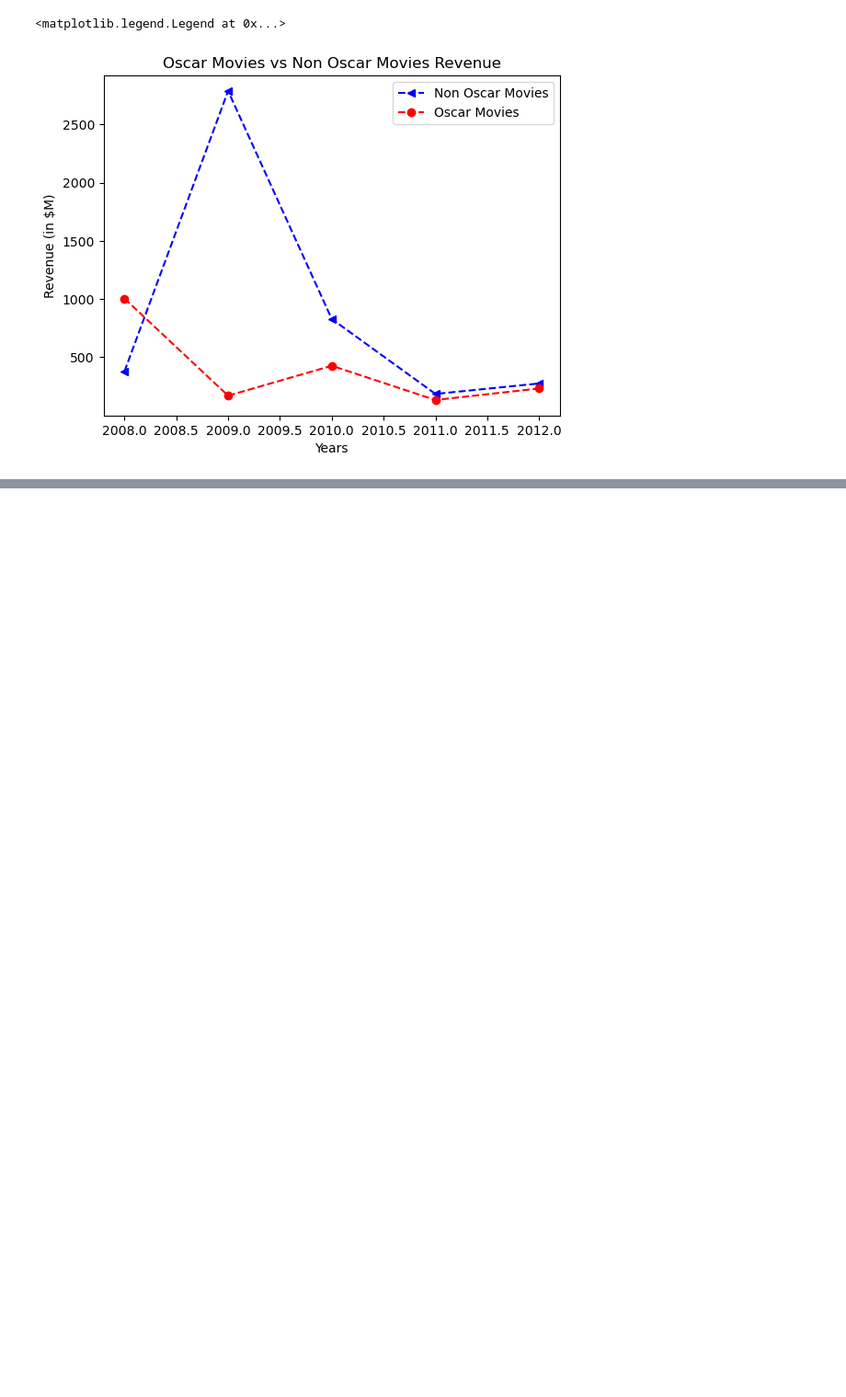
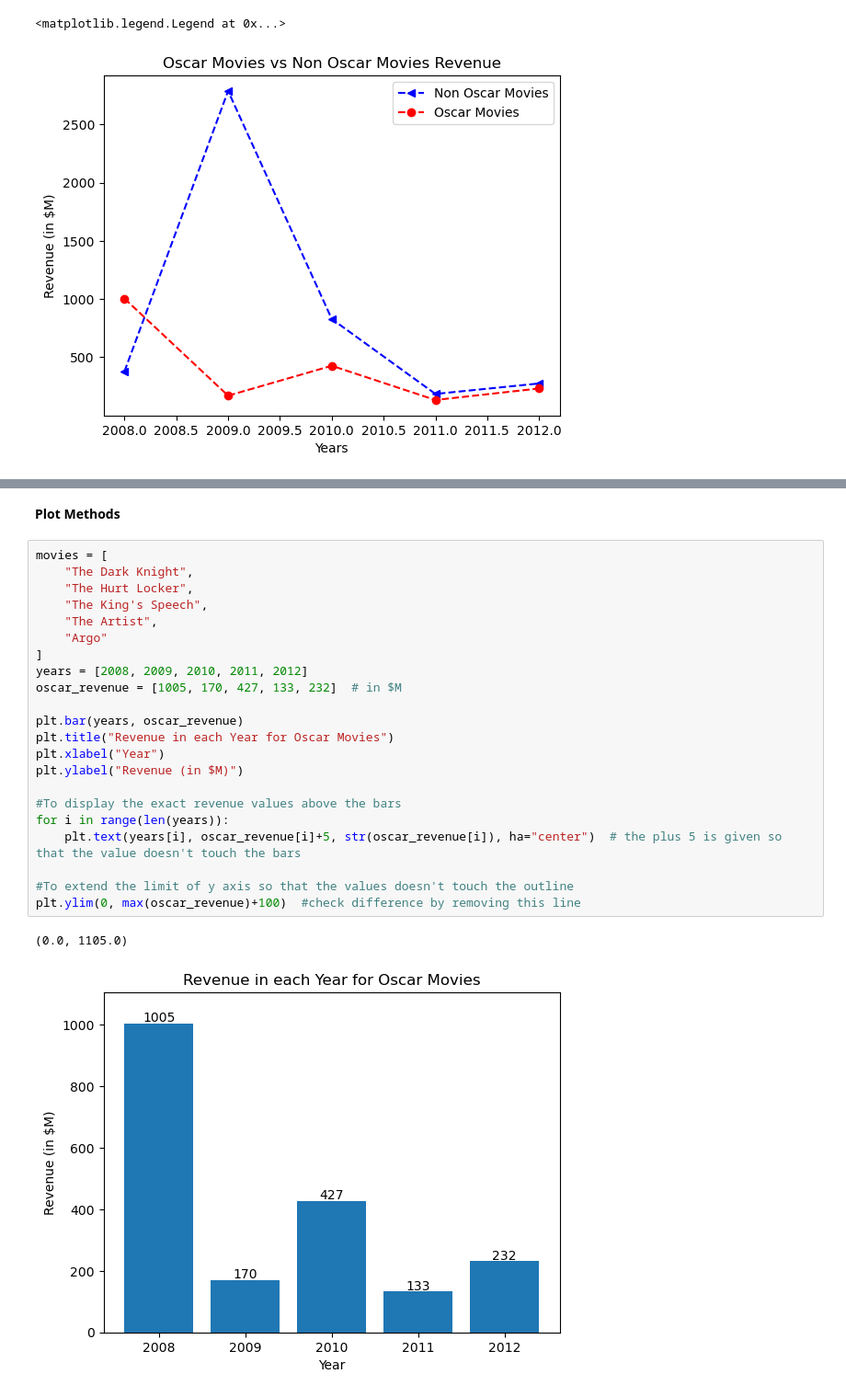
Before and after one commit to aleenaantony25/ai-ml-course, a Jupyter notebook: matplotlib_tutorial.ipynb, the cells around one changed output, grey strips where cells are left out. Shown at 92% size. Cells and saved outputs as stored; diff of their text form; blank space fills up the shorter version.

```diff
--- a/matplotlib_tutorial.ipynb
+++ b/matplotlib_tutorial.ipynb
@@ -51,0 +99,27 @@ plt.legend()
+# %% [markdown]
+**Plot Methods**
+# %%
+movies = [
+    "The Dark Knight",
+    "The Hurt Locker",
+    "The King's Speech",
+    "The Artist",
+    "Argo"
+]
+years = [2008, 2009, 2010, 2011, 2012]
+oscar_revenue = [1005, 170, 427, 133, 232]  # in $M
+
+plt.bar(years, oscar_revenue)
+plt.title("Revenue in each Year for Oscar Movies")
+plt.xlabel("Year")
+plt.ylabel("Revenue (in $M)")
+
+#To display the exact revenue values above the bars
+for i in range(len(years)):
+    plt.text(years[i], oscar_revenue[i]+5, str(oscar_revenue[i]), ha="center")  # the plus 5 is given so that the value doesn't touch the bars
+
+#To extend the limit of y axis so that the values doesn't touch the outline
+plt.ylim(0, max(oscar_revenue)+100)  #check difference by removing this line
+# %% [output]
+(0.0, 1105.0)
+[figure, added]
```
Also changed, not shown: parts of 3 cells of this notebook, 1 other file.
